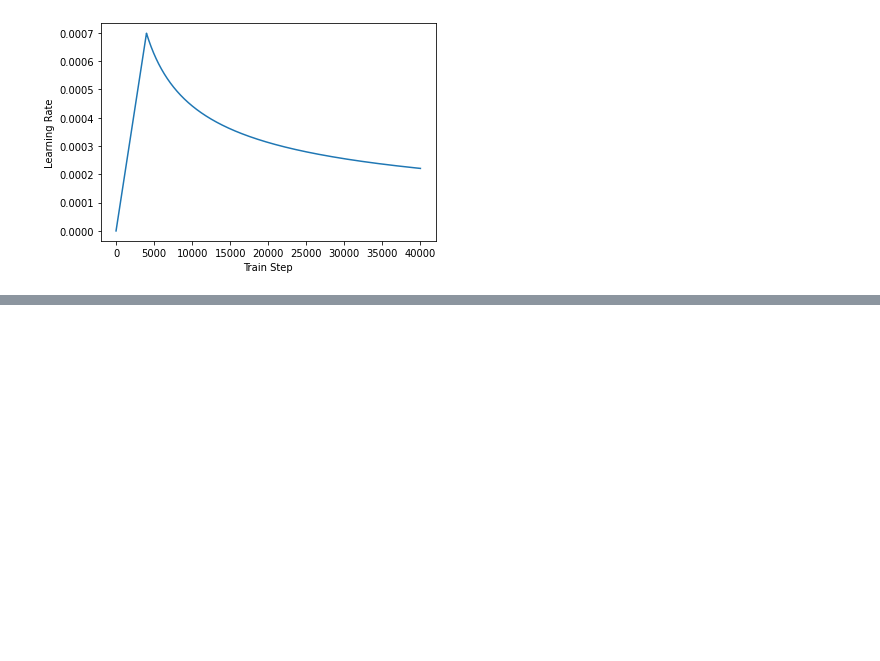
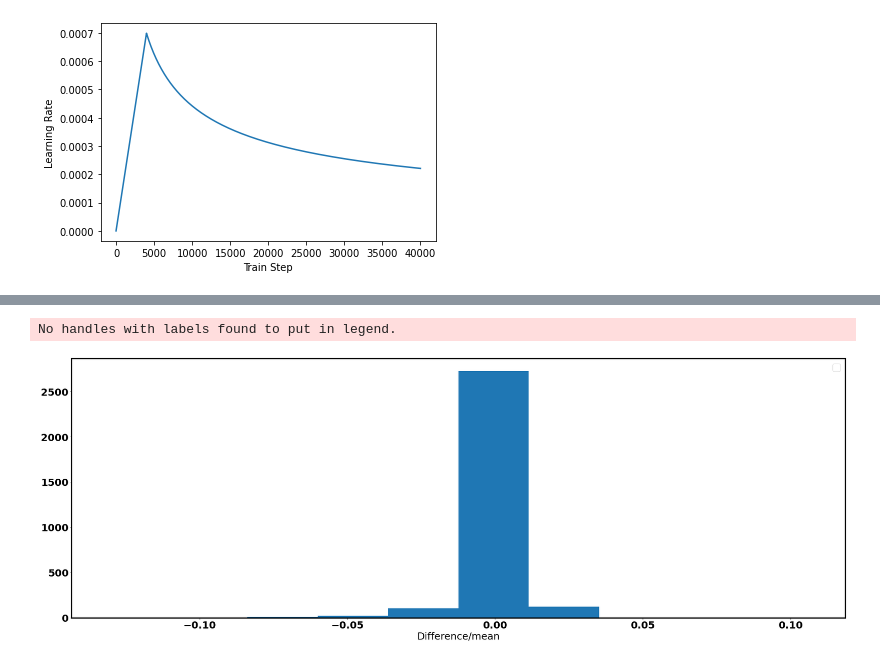
Before and after one commit to peraktong/Passion, a Jupyter notebook: TS_Transformer_master_v1.ipynb, the cells around one changed output, grey strips where cells are left out. Drawn from its saved outputs; the diff is of its cells as text; code cells hidden in the pictures; blank space fills up the shorter version.

```diff
--- a/TS_Transformer_master_v1.ipynb
+++ b/TS_Transformer_master_v1.ipynb
@@ -660,21 +691,24 @@ fig.savefig(save_path, dpi=200)
 # %%
 
 
 font = {'family': 'normal','weight': 'bold',
         'size': 25}
 
 matplotlib.rc('font', **font)
 rc('axes', linewidth=3)
 
-plt.hist(diff/np.nanmean(y_test))
+plt.hist(diff/np.nanmean(y_test[:,0]))
 plt.xlabel("Difference/mean")
 
 
 fig = matplotlib.pyplot.gcf()
 plt.legend()
 
 fig.set_size_inches(35,12)
 
 save_path = plot_path + "Transformer_CIF_diff_short_hist" + ".png"
 
 fig.savefig(save_path, dpi=200)
+# %% [output]
+No handles with labels found to put in legend.
+[figure, added]
```
Also changed, not shown: parts of 14 cells of this notebook, 9 other files.
